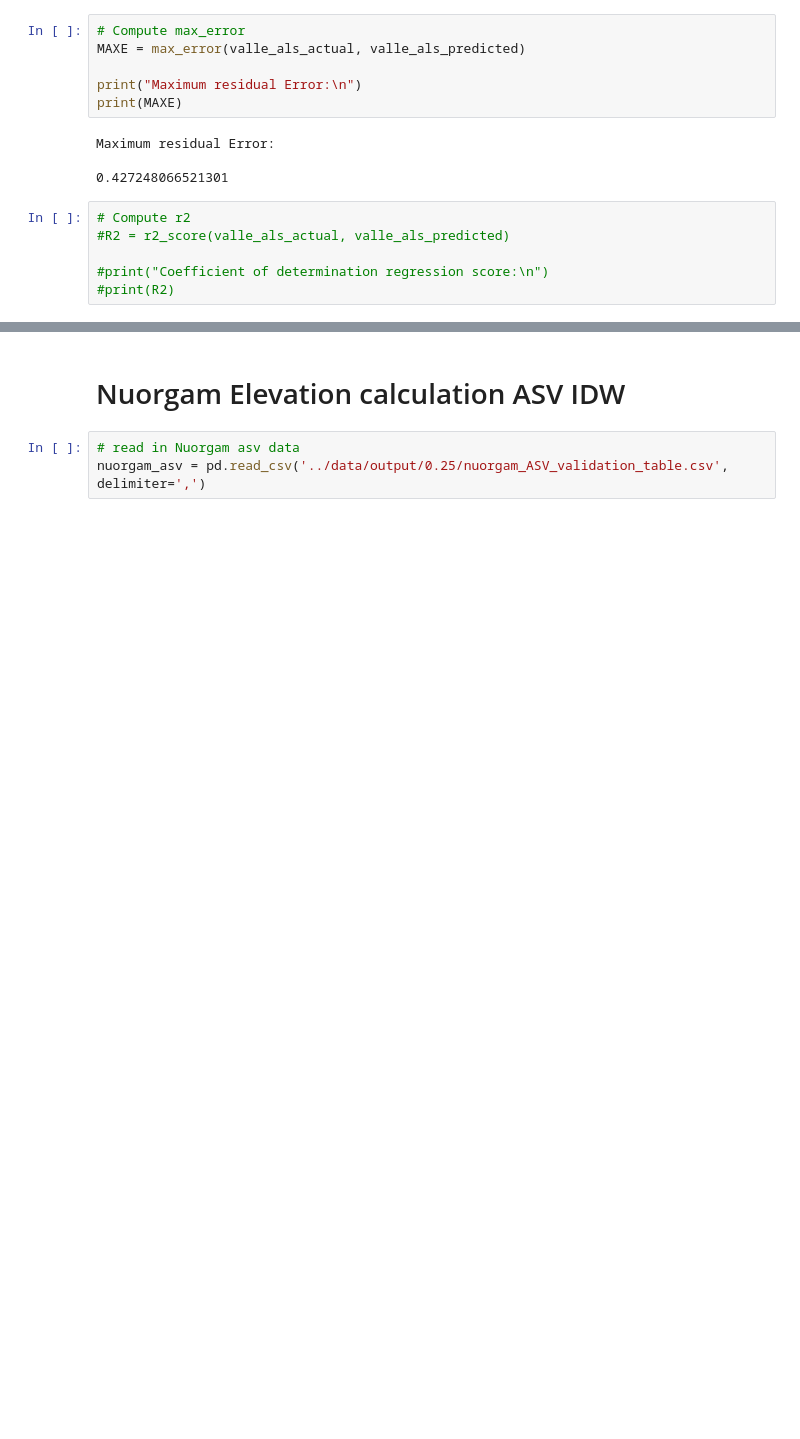
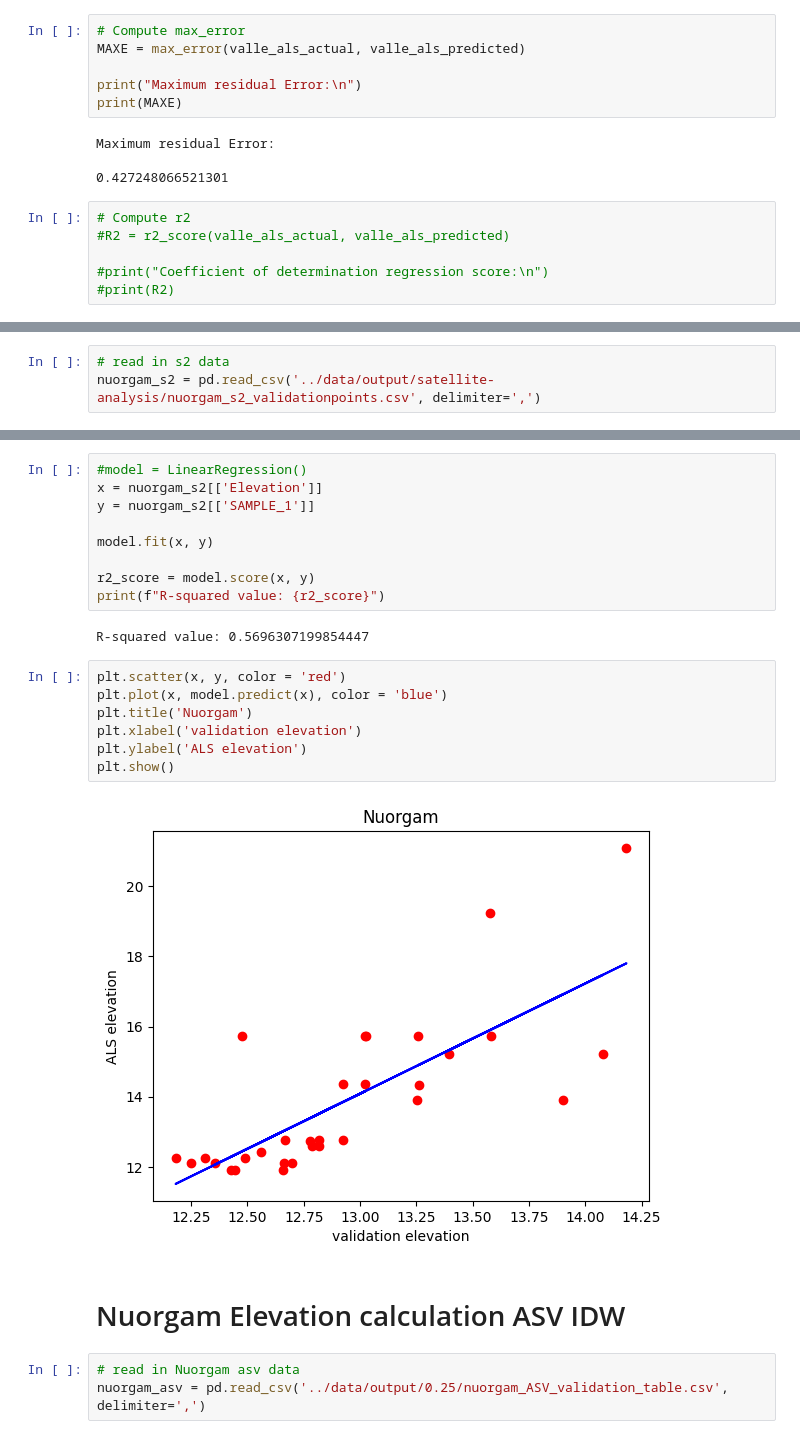
Before and after one commit to susannakukka/bathymetric-model-analysis, a Jupyter notebook: notebooks/RMSE.ipynb, the cells around one changed output, grey strips where cells are left out. Drawn from its saved outputs; the diff is of its cells as text; blank space fills up the shorter version.

```diff
--- a/notebooks/RMSE.ipynb
+++ b/notebooks/RMSE.ipynb
@@ -394,0 +455,3 @@ Maximum residual Error:
+# %%
+# read in s2 data
+nuorgam_s2 = pd.read_csv('../data/output/satellite-analysis/nuorgam_s2_validationpoints.csv', delimiter=',')
@@ -395,3 +490,23 @@ Maximum residual Error:
+# %%
+#model = LinearRegression()
+x = nuorgam_s2[['Elevation']]
+y = nuorgam_s2[['SAMPLE_1']]
+
+model.fit(x, y)
+
+r2_score = model.score(x, y)
+print(f"R-squared value: {r2_score}")
+# %% [output]
+R-squared value: 0.5696307199854447
+# %%
+plt.scatter(x, y, color = 'red')
+plt.plot(x, model.predict(x), color = 'blue')
+plt.title('Nuorgam')
+plt.xlabel('validation elevation')
+plt.ylabel('ALS elevation')
+plt.show()
+# %% [output]
+[figure, added]
 # %% [markdown]
 # Nuorgam Elevation calculation ASV IDW
 # %%
```
Also changed, not shown: parts of 15 cells of this notebook, 1 other file.
